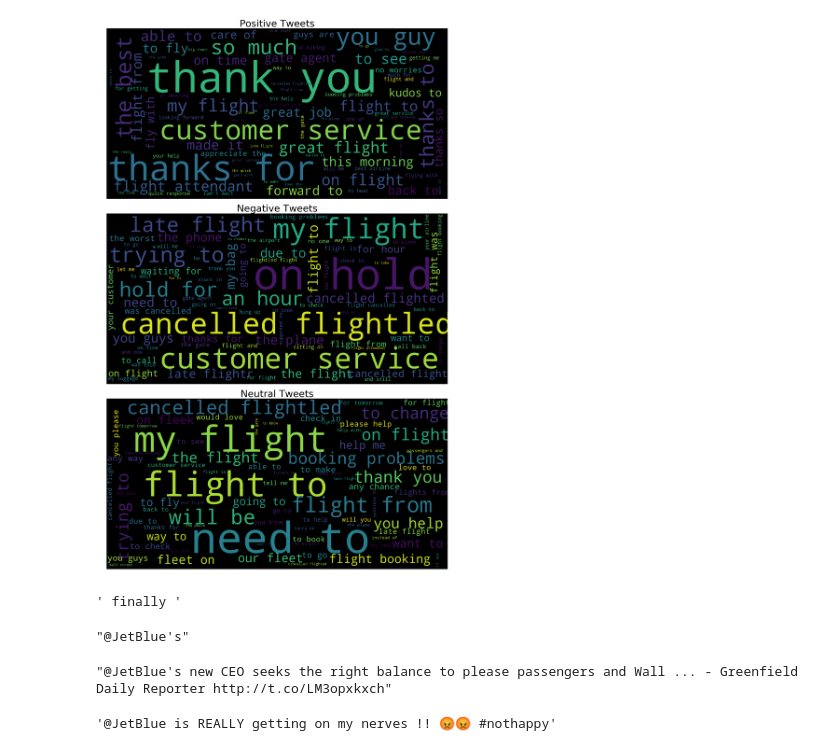
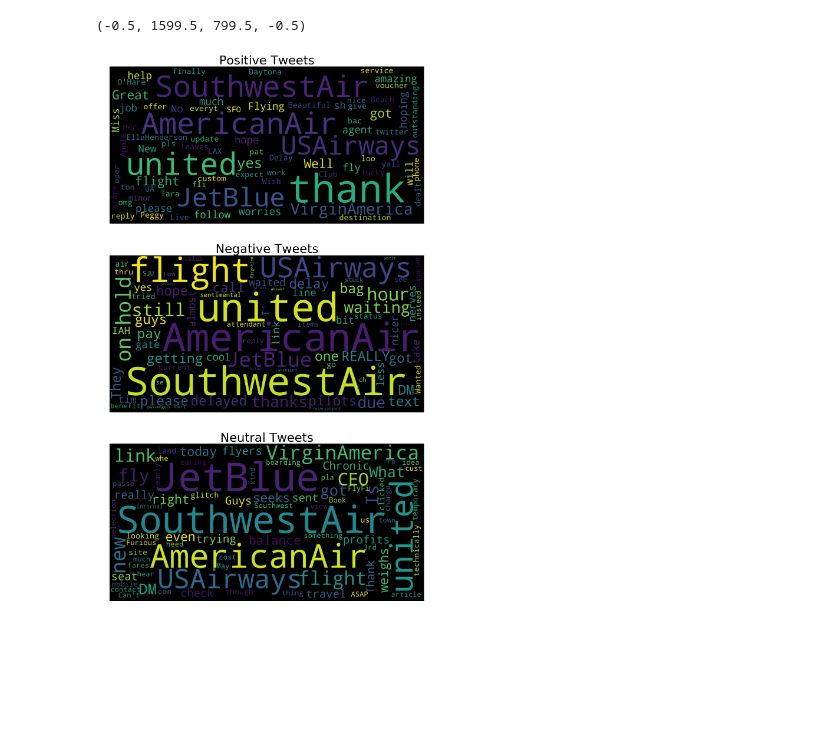
Before and after one commit to ankushjapra/Sentiments, a Jupyter notebook: Task 1.ipynb, the cells around one changed output. Saved outputs shown, nothing was run; the diff lists cells and outputs as text; code cells hidden in the pictures; blank space fills up the shorter version.

```diff
--- a/Task 1.ipynb
+++ b/Task 1.ipynb
@@ -186,30 +132,30 @@ results[['text','Cleaned Tweets']]
 # %%
+from wordcloud import WordCloud, STOPWORDS , ImageColorGenerator
+stopwords = set(STOPWORDS)
+
 positive_tweets = results[results['airline_sentiment']=='positive']
 negative_tweets = results[results['airline_sentiment']=='negative']
 neutral_tweets = results[results['airline_sentiment']=='neutral']
 
-positive_words = " ".join(word for word in positive_tweets.text for i in word.split() if len(i)>3)
-negative_words = " ".join(word for word in negative_tweets.text for i in word.split() if len(i)>3)
-neutral_words = " ".join(word for word in neutral_tweets.text for i in word.split() if len(i)>3)
-
 fig, ax = plt.subplots(3, 1, figsize  = (24,24),dpi=100)
-wordcloud_positive = WordCloud(max_font_size=50, max_words=75, background_color="black",scale=4).generate(positive_words)
-wordcloud_negative = WordCloud(max_font_size=50, max_words=75, background_color="black",scale=4).generate(negative_words)
-wordcloud_neutral = WordCloud(max_font_size=50, max_words=75, background_color="black",scale=4).generate(neutral_words)
+wordcloud_positive = WordCloud(max_font_size=50, stopwords=stopwords, max_words=75, background_color="black",scale=4).generate(str(positive_tweets['text']))
+wordcloud_negative = WordCloud(max_font_size=50, stopwords=stopwords, max_words=75, background_color="black",scale=4).generate(str(negative_tweets['text']))
+wordcloud_neutral = WordCloud(max_font_size=50, stopwords=stopwords, max_words=75, background_color="black",scale=4).generate(str(neutral_tweets['text']))
 
 
 ax[0].imshow(wordcloud_positive, interpolation='bilinear')
 ax[0].set_title('Positive Tweets', fontsize=30)
 ax[0].axis('off')
 
 ax[1].imshow(wordcloud_negative, interpolation='bilinear')
 ax[1].set_title('Negative Tweets', fontsize=30)
 ax[1].axis('off')
 
 ax[2].imshow(wordcloud_neutral, interpolation='bilinear')
 ax[2].set_title('Neutral Tweets', fontsize=30)
 ax[2].axis('off')
 
-plt.tight_layout(pad=0)
+#plt.tight_layout(pad=0)
 # %% [output]
+(-0.5, 1599.5, 799.5, -0.5)
-[figure, old version]
+[figure, new version]
@@ -218,17 +161,0 @@ stopwords = nltk.corpus.stopwords.words('english')
-# %%
-positive_tweets['text'][73]
-# %% [output]
-' finally '
-# %%
-a = results['text'][0][:10]
-a
-# %% [output]
-"@JetBlue's"
-# %%
-results['text'][0]
-# %% [output]
-"@JetBlue's new CEO seeks the right balance to please passengers and Wall ... - Greenfield Daily Reporter http://t.co/LM3opxkxch"
-# %%
-results['text'][1]
-# %% [output]
-'@JetBlue is REALLY getting on my nerves !! 😡😡 #nothappy'
```
Also changed, not shown: parts of 20 cells of this notebook, 1 other file.
